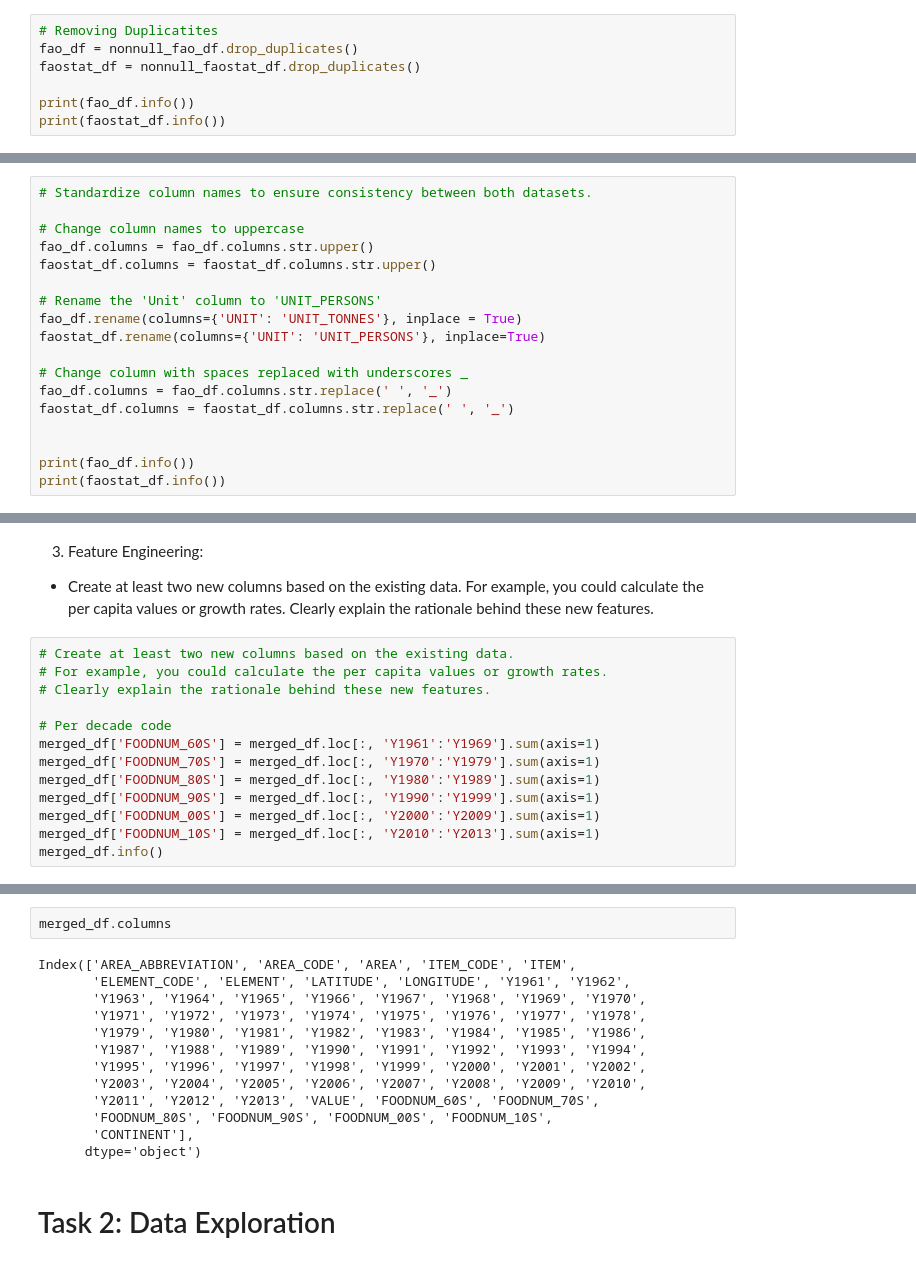
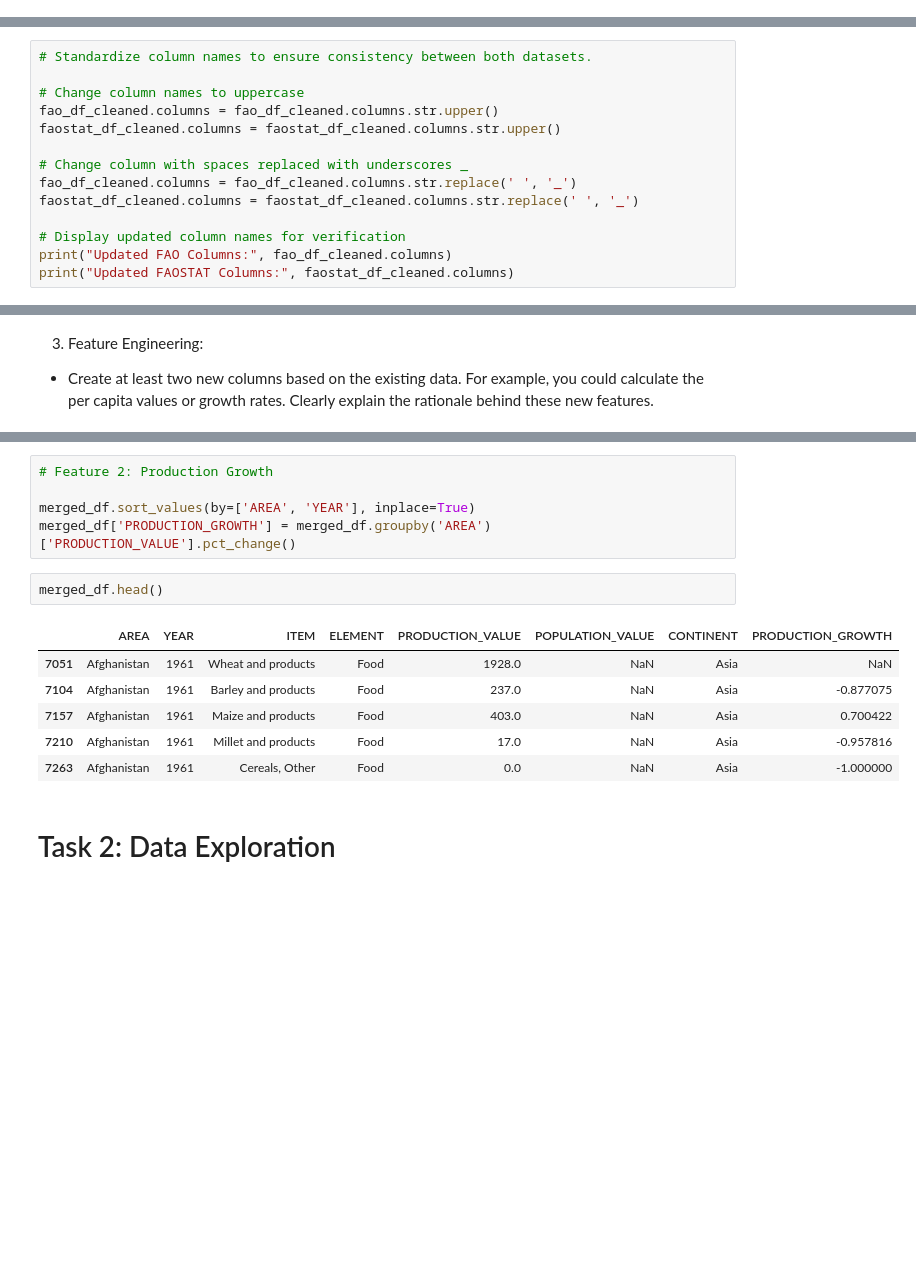
Before and after one commit to Alessa-Gillespie/ASSMT1-GRP3-DATAVIZ, a Jupyter notebook: dataviz_assessment1.ipynb, the cells around one changed output, grey strips where cells are left out. Saved outputs shown, nothing was run; the diff lists cells and outputs as text; blank space fills up the shorter version.

```diff
--- a/dataviz_assessment1.ipynb
+++ b/dataviz_assessment1.ipynb
@@ -113,7 +256,0 @@ None
-# %%
-# Removing Duplicatites
-fao_df = nonnull_fao_df.drop_duplicates()
-faostat_df = nonnull_faostat_df.drop_duplicates()
-
-print(fao_df.info())
-print(faostat_df.info())
@@ -139,18 +429,14 @@ None
 # Standardize column names to ensure consistency between both datasets.
 
 # Change column names to uppercase
-fao_df.columns = fao_df.columns.str.upper()
-faostat_df.columns = faostat_df.columns.str.upper()
-
-# Rename the 'Unit' column to 'UNIT_PERSONS'
-fao_df.rename(columns={'UNIT': 'UNIT_TONNES'}, inplace = True)
-faostat_df.rename(columns={'UNIT': 'UNIT_PERSONS'}, inplace=True)
+fao_df_cleaned.columns = fao_df_cleaned.columns.str.upper()
+faostat_df_cleaned.columns = faostat_df_cleaned.columns.str.upper()
 
 # Change column with spaces replaced with underscores _
-fao_df.columns = fao_df.columns.str.replace(' ', '_')
-faostat_df.columns = faostat_df.columns.str.replace(' ', '_')
+fao_df_cleaned.columns = fao_df_cleaned.columns.str.replace(' ', '_')
+faostat_df_cleaned.columns = faostat_df_cleaned.columns.str.replace(' ', '_')
 
-
-print(fao_df.info())
-print(faostat_df.info())
+# Display updated column names for verification
+print("Updated FAO Columns:", fao_df_cleaned.columns)
+print("Updated FAOSTAT Columns:", faostat_df_cleaned.columns)
 # %% [output]
@@ -212,16 +512,3 @@ None
 # %% [markdown]
 3. Feature Engineering:
 - Create at least two new columns based on the existing data. For example, you could calculate the per capita values or growth rates. Clearly explain the rationale behind these new features.
-# %%
-# Create at least two new columns based on the existing data.
-# For example, you could calculate the per capita values or growth rates.
-# Clearly explain the rationale behind these new features.
-
-# Per decade code
-merged_df['FOODNUM_60S'] = merged_df.loc[:, 'Y1961':'Y1969'].sum(axis=1)
-merged_df['FOODNUM_70S'] = merged_df.loc[:, 'Y1970':'Y1979'].sum(axis=1)
-merged_df['FOODNUM_80S'] = merged_df.loc[:, 'Y1980':'Y1989'].sum(axis=1)
-merged_df['FOODNUM_90S'] = merged_df.loc[:, 'Y1990':'Y1999'].sum(axis=1)
-merged_df['FOODNUM_00S'] = merged_df.loc[:, 'Y2000':'Y2009'].sum(axis=1)
-merged_df['FOODNUM_10S'] = merged_df.loc[:, 'Y2010':'Y2013'].sum(axis=1)
-merged_df.info()
@@ -438,18 +696,17 @@ merged_df.head()
+# %%
+# Feature 2: Production Growth
+
+merged_df.sort_values(by=['AREA', 'YEAR'], inplace=True)
+merged_df['PRODUCTION_GROWTH'] = merged_df.groupby('AREA')['PRODUCTION_VALUE'].pct_change()
 # %%
-merged_df.columns
+merged_df.head()
 # %% [output]
-Index(['AREA_ABBREVIATION', 'AREA_CODE', 'AREA', 'ITEM_CODE', 'ITEM',
-       'ELEMENT_CODE', 'ELEMENT', 'LATITUDE', 'LONGITUDE', 'Y1961', 'Y1962',
-       'Y1963', 'Y1964', 'Y1965', 'Y1966', 'Y1967', 'Y1968', 'Y1969', 'Y1970',
-       'Y1971', 'Y1972', 'Y1973', 'Y1974', 'Y1975', 'Y1976', 'Y1977', 'Y1978',
-       'Y1979', 'Y1980', 'Y1981', 'Y1982', 'Y1983', 'Y1984', 'Y1985', 'Y1986',
-       'Y1987', 'Y1988', 'Y1989', 'Y1990', 'Y1991', 'Y1992', 'Y1993', 'Y1994',
-       'Y1995', 'Y1996', 'Y1997', 'Y1998', 'Y1999', 'Y2000', 'Y2001', 'Y2002',
-       'Y2003', 'Y2004', 'Y2005', 'Y2006', 'Y2007', 'Y2008', 'Y2009', 'Y2010',
-       'Y2011', 'Y2012', 'Y2013', 'VALUE', 'FOODNUM_60S', 'FOODNUM_70S',
-       'FOODNUM_80S', 'FOODNUM_90S', 'FOODNUM_00S', 'FOODNUM_10S',
-       'CONTINENT'],
-      dtype='object')
+|  | AREA | YEAR | ITEM | ELEMENT | PRODUCTION_VALUE | POPULATION_VALUE | CONTINENT | PRODUCTION_GROWTH |
+| 7051 | Afghanistan | 1961 | Wheat and products | Food | 1928.0 | NaN | Asia | NaN |
+| 7104 | Afghanistan | 1961 | Barley and products | Food | 237.0 | NaN | Asia | -0.877075 |
+| 7157 | Afghanistan | 1961 | Maize and products | Food | 403.0 | NaN | Asia | 0.700422 |
+| 7210 | Afghanistan | 1961 | Millet and products | Food | 17.0 | NaN | Asia | -0.957816 |
+| 7263 | Afghanistan | 1961 | Cereals, Other | Food | 0.0 | NaN | Asia | -1.000000 |
 # %% [markdown]
 # Task 2: Data Exploration
 # %% [markdown]
```
Also changed, not shown: parts of 40 cells of this notebook.
